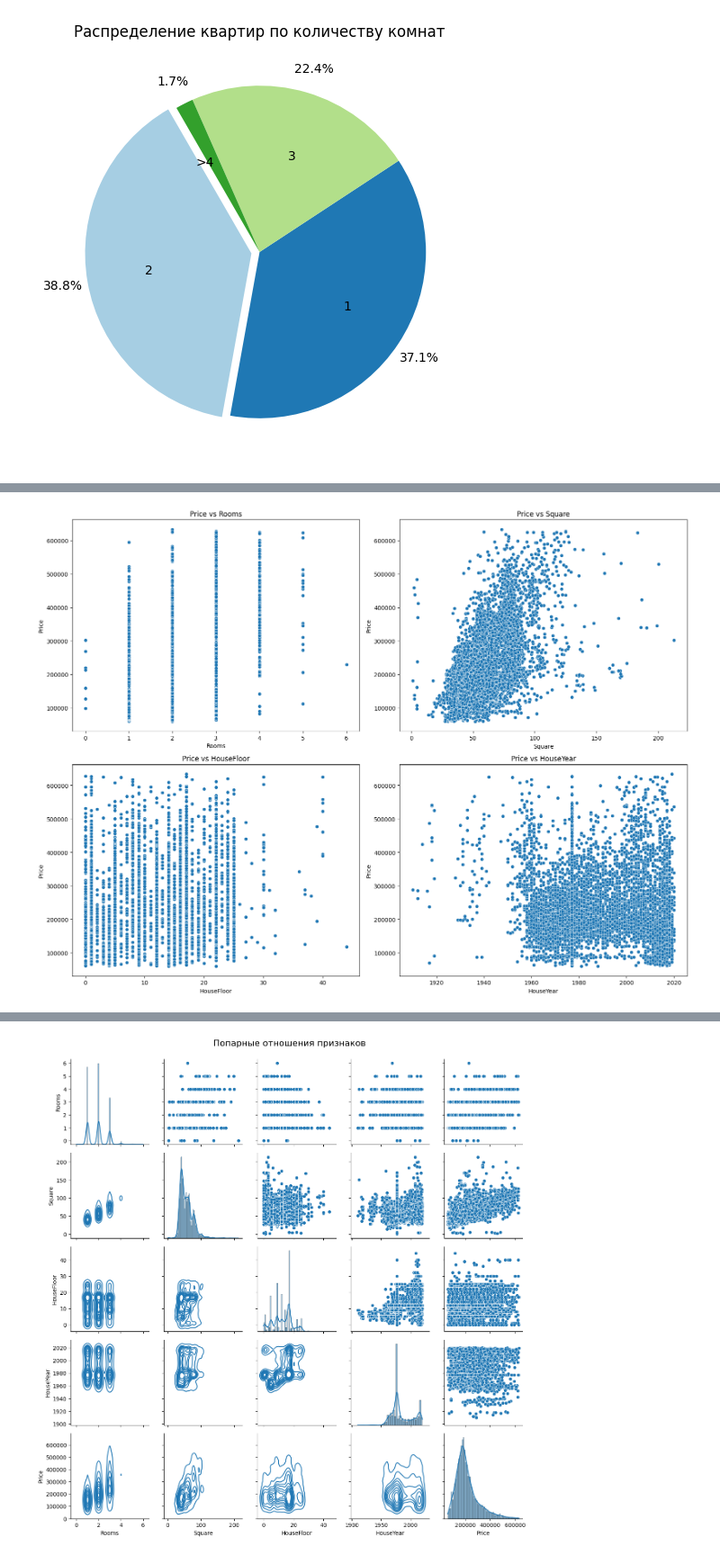
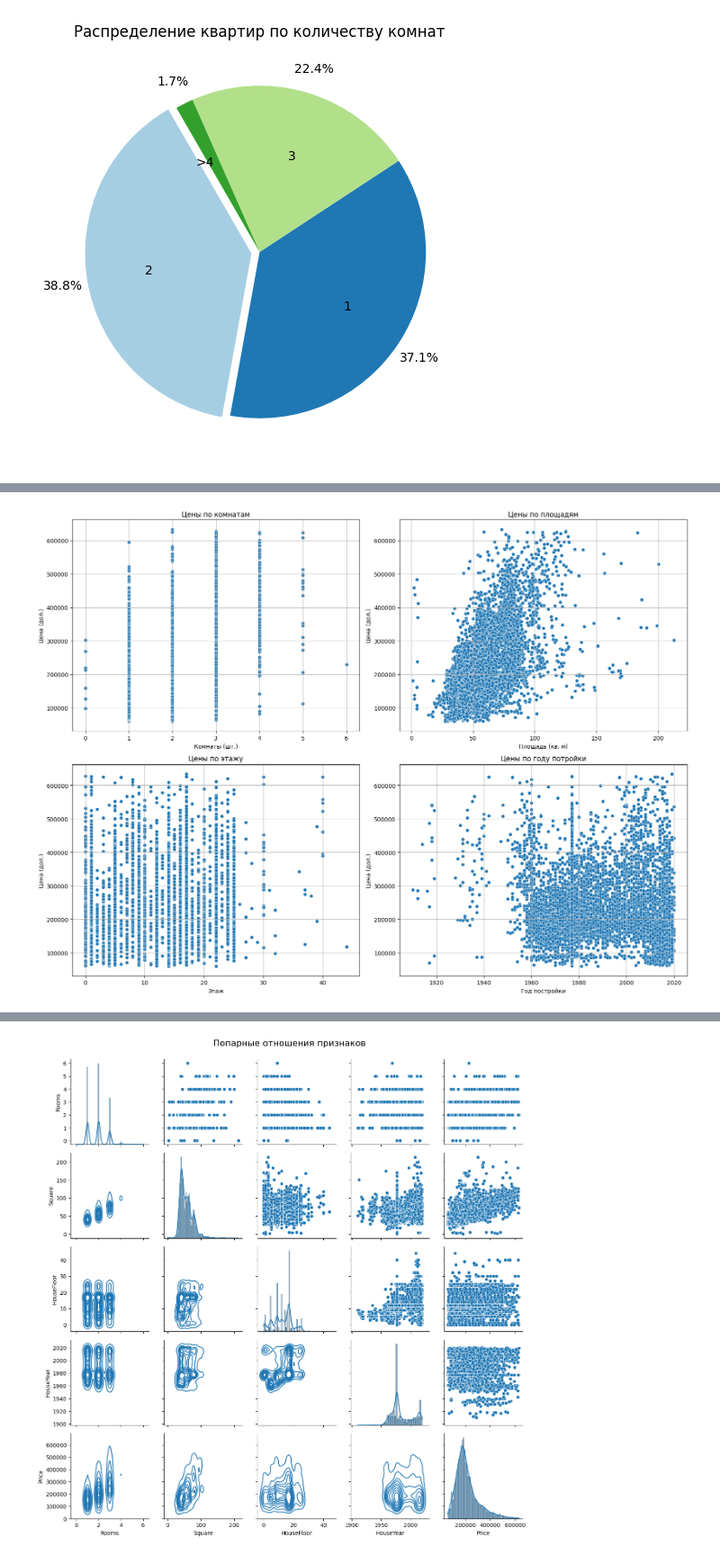
Before and after one commit to Berendei-Jr/Machine-Learning-BMSTU, a Jupyter notebook: ML0.1 intro/lab0.1.ipynb, the cells around one changed output, grey strips where cells are left out. Shown at 90% size. Saved outputs shown, nothing was run; the diff lists cells and outputs as text; code cells hidden in the pictures.

```diff
--- a/ML0.1 intro/lab0.1.ipynb
+++ b/ML0.1 intro/lab0.1.ipynb
@@ -441,42 +430,46 @@ plt.show()
 # %%
 # 18) Постройте диаграммы рассеяния для признаков Rooms, Square, HouseFloor, HouseYear в зависимости от целевой переменной
 # Price в одной области figure. Оцените визуально, есть ли среди них такие, на которых разброс точек близок к линейной функции.
 
 df_without_anomalies = df[df['HouseYear'] < 2024]
 df_without_anomalies = df_without_anomalies[df_without_anomalies['Rooms'] < 7]
 df_without_anomalies = df_without_anomalies[df_without_anomalies['HouseFloor'] < 45]
 df_without_anomalies = df_without_anomalies[df_without_anomalies['Square'] < 225]
 
 plt.figure(figsize=(16, 12))
 
 plt.subplot(2, 2, 1)
 sns.scatterplot(x=df_without_anomalies['Rooms'], y=df_without_anomalies['Price'])
-plt.title('Price vs Rooms')
-plt.xlabel('Rooms')
-plt.ylabel('Price')
+plt.title('Цены по комнатам')
+plt.xlabel('Комнаты (шт.)')
+plt.ylabel('Цена (дол.)')
+plt.grid()
 
 plt.subplot(2, 2, 2)
 sns.scatterplot(x=df_without_anomalies['Square'], y=df_without_anomalies['Price'])
-plt.title('Price vs Square')
-plt.xlabel('Square')
-plt.ylabel('Price')
+plt.title('Цены по площадям')
+plt.xlabel('Площадь (кв. м)')
+plt.ylabel('Цена (дол.)')
+plt.grid()
 
 plt.subplot(2, 2, 3)
 sns.scatterplot(x=df_without_anomalies['HouseFloor'], y=df_without_anomalies['Price'])
-plt.title('Price vs HouseFloor')
-plt.xlabel('HouseFloor')
-plt.ylabel('Price')
+plt.title('Цены по этажу')
+plt.xlabel('Этаж')
+plt.ylabel('Цена (дол.)')
+plt.grid()
 
 plt.subplot(2, 2, 4)
 sns.scatterplot(x=df_without_anomalies['HouseYear'], y=df_without_anomalies['Price'])
-plt.title('Price vs HouseYear')
-plt.xlabel('HouseYear')
-plt.ylabel('Price')
+plt.title('Цены по году потройки')
+plt.xlabel('Год постройки')
+plt.ylabel('Цена (дол.)')
+plt.grid()
 
 plt.tight_layout()
 plt.show()
 # %% [output]
-[figure, old version]
+[figure, new version]
 # %%
 # 19) Постройте ядерную оценку плотности целевой переменной Price. Оцените визуально, напоминает ли полученный график нормальное распределение.
 # Постройте двумерную ядерную оценку плотности для целевой переменной Price и признака HouseFloor, затем оцените визуально на каких этажах и по
```
Also changed, not shown: parts of 6 cells of this notebook, 8 other files.
